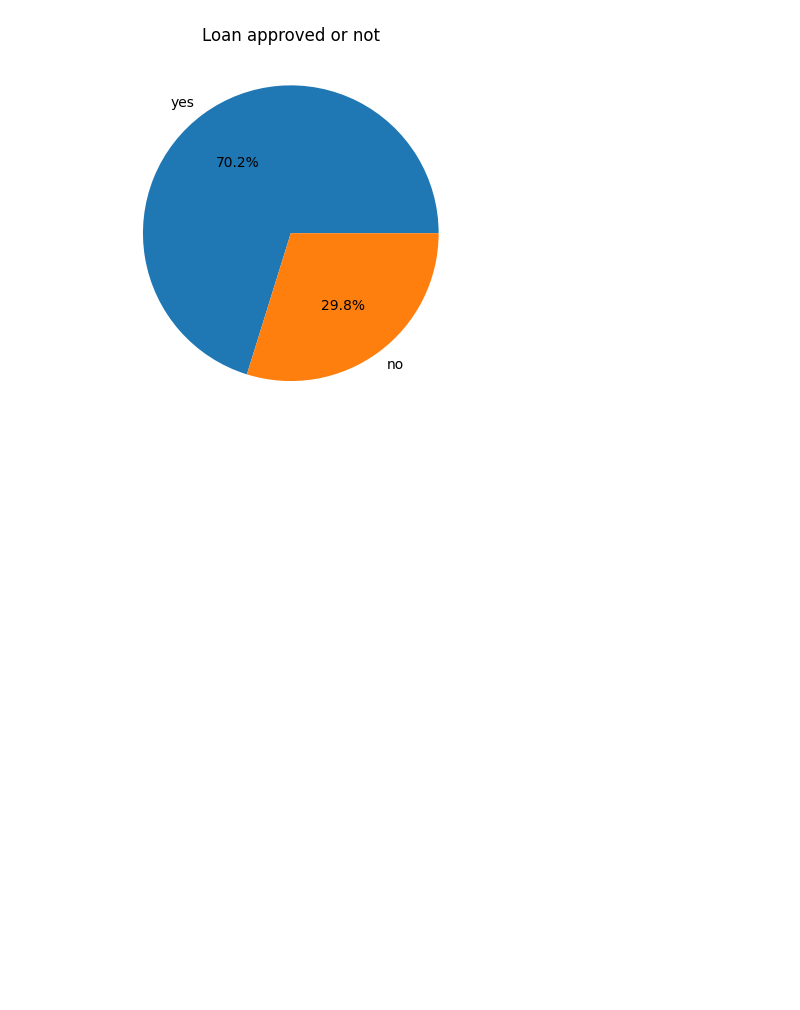
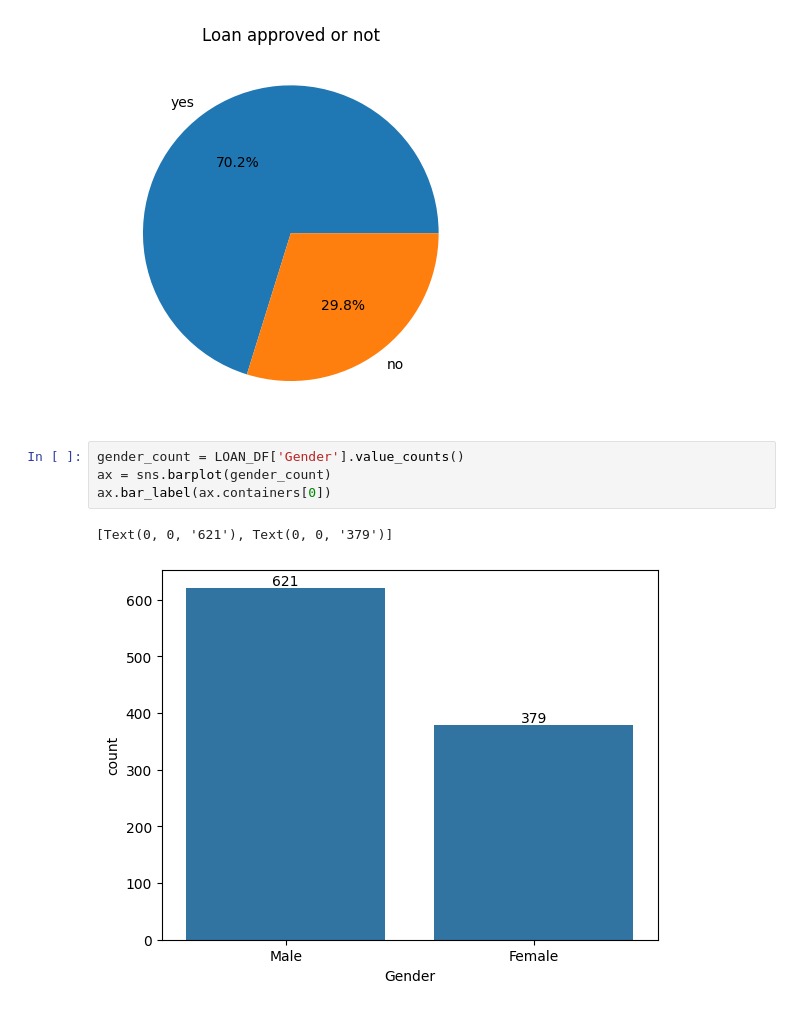
Before and after one commit to FatimaAjmal89/CreditWise_Loan_System, a Jupyter notebook: project.ipynb, the cells around one changed output. Saved outputs shown, nothing was run; the diff lists cells and outputs as text; blank space fills up the shorter version.

Commit message:
Gender count using Bar chart

```diff
--- a/project.ipynb
+++ b/project.ipynb
@@ -91,3 +92,10 @@ plt.title("Loan approved or not")
 # %% [output]
 Text(0.5, 1.0, 'Loan approved or not')
 [figure]
+# %%
+gender_count = LOAN_DF['Gender'].value_counts()
+ax = sns.barplot(gender_count)
+ax.bar_label(ax.containers[0])
+# %% [output]
+[Text(0, 0, '621'), Text(0, 0, '379')]
+[figure, added]
```
Also changed, not shown: parts of 1 cell of this notebook.
